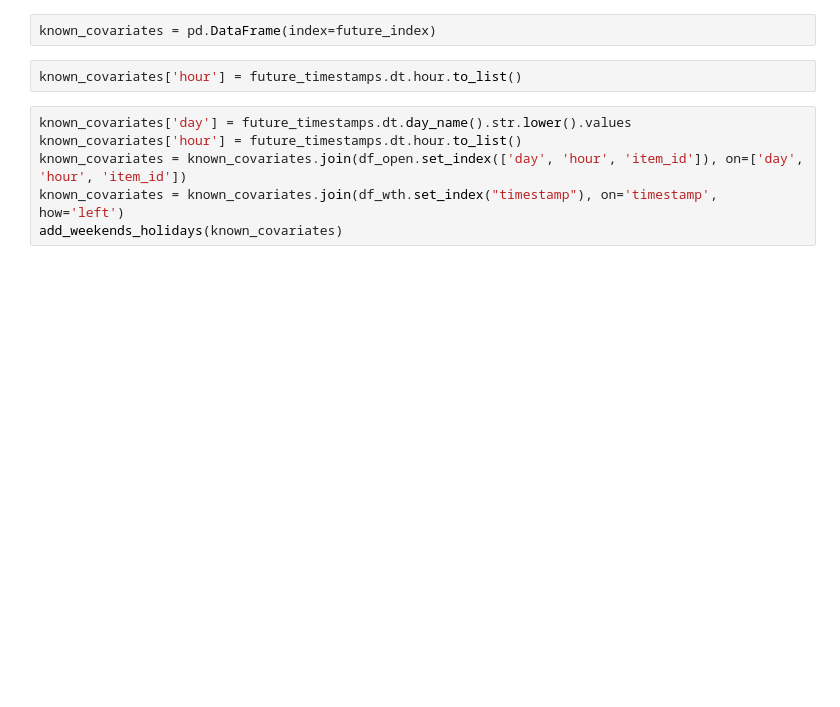
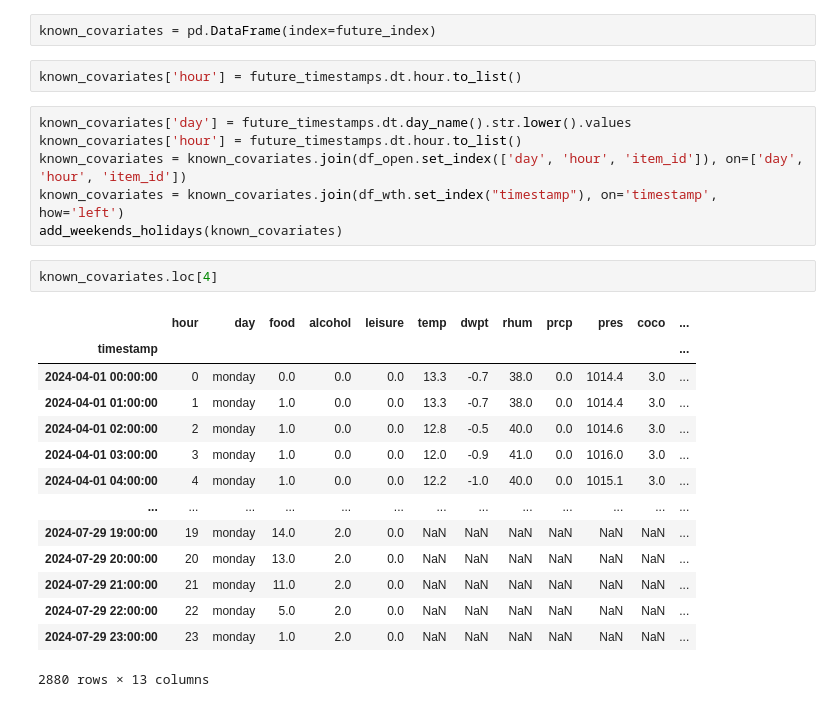
Before and after one commit to eoinmtreacy/pinbox, a Jupyter notebook: ml_pipeline/ml_models/patchTST/patch_tst.ipynb, the cells around one changed output. Drawn from its saved outputs; the diff is of its cells as text; blank space fills up the shorter version.

```diff
--- a/ml_pipeline/ml_models/patchTST/patch_tst.ipynb
+++ b/ml_pipeline/ml_models/patchTST/patch_tst.ipynb
@@ -172,4 +189,21 @@ known_covariates['hour'] = future_timestamps.dt.hour.to_list()
 known_covariates = known_covariates.join(df_open.set_index(['day', 'hour', 'item_id']), on=['day', 'hour', 'item_id'])
 known_covariates = known_covariates.join(df_wth.set_index("timestamp"), on='timestamp', how='left')
 add_weekends_holidays(known_covariates)
+# %%
+known_covariates.loc[4]
+# %% [output]
+|  | hour | day | food | alcohol | leisure | temp | dwpt | rhum | prcp | pres | coco | ... |
+| timestamp |  |  |  |  |  |  |  |  |  |  |  | ... |
+| 2024-04-01 00:00:00 | 0 | monday | 0.0 | 0.0 | 0.0 | 13.3 | -0.7 | 38.0 | 0.0 | 1014.4 | 3.0 | ... |
+| 2024-04-01 01:00:00 | 1 | monday | 1.0 | 0.0 | 0.0 | 13.3 | -0.7 | 38.0 | 0.0 | 1014.4 | 3.0 | ... |
+| 2024-04-01 02:00:00 | 2 | monday | 1.0 | 0.0 | 0.0 | 12.8 | -0.5 | 40.0 | 0.0 | 1014.6 | 3.0 | ... |
+| 2024-04-01 03:00:00 | 3 | monday | 1.0 | 0.0 | 0.0 | 12.0 | -0.9 | 41.0 | 0.0 | 1016.0 | 3.0 | ... |
+| 2024-04-01 04:00:00 | 4 | monday | 1.0 | 0.0 | 0.0 | 12.2 | -1.0 | 40.0 | 0.0 | 1015.1 | 3.0 | ... |
+| ... | ... | ... | ... | ... | ... | ... | ... | ... | ... | ... | ... | ... |
+| 2024-07-29 19:00:00 | 19 | monday | 14.0 | 2.0 | 0.0 | NaN | NaN | NaN | NaN | NaN | NaN | ... |
+| 2024-07-29 20:00:00 | 20 | monday | 13.0 | 2.0 | 0.0 | NaN | NaN | NaN | NaN | NaN | NaN | ... |
+| 2024-07-29 21:00:00 | 21 | monday | 11.0 | 2.0 | 0.0 | NaN | NaN | NaN | NaN | NaN | NaN | ... |
+| 2024-07-29 22:00:00 | 22 | monday | 5.0 | 2.0 | 0.0 | NaN | NaN | NaN | NaN | NaN | NaN | ... |
+| 2024-07-29 23:00:00 | 23 | monday | 1.0 | 2.0 | 0.0 | NaN | NaN | NaN | NaN | NaN | NaN | ... |
+2880 rows × 13 columns
 # %%
```
Also changed, not shown: parts of 19 cells of this notebook, 2 other files.
